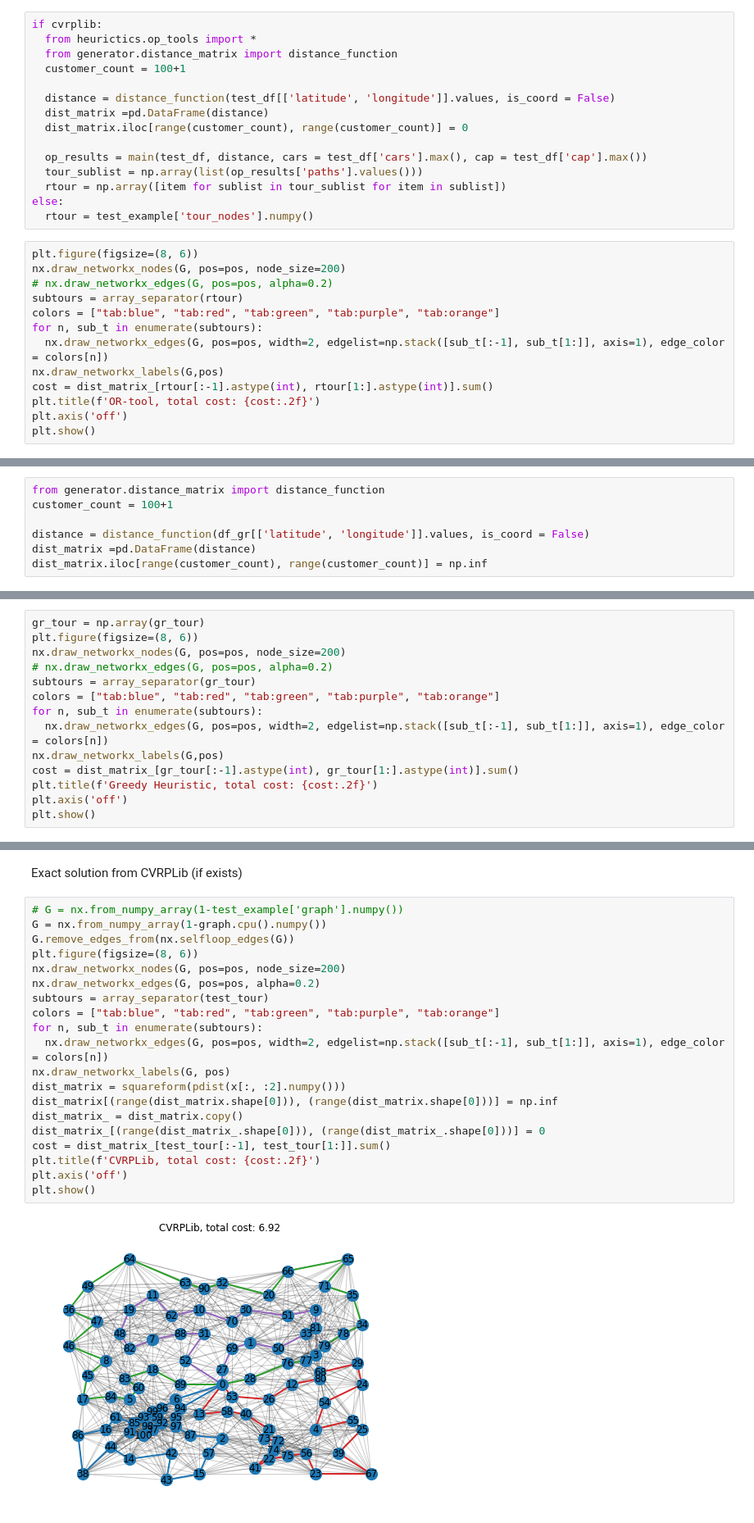
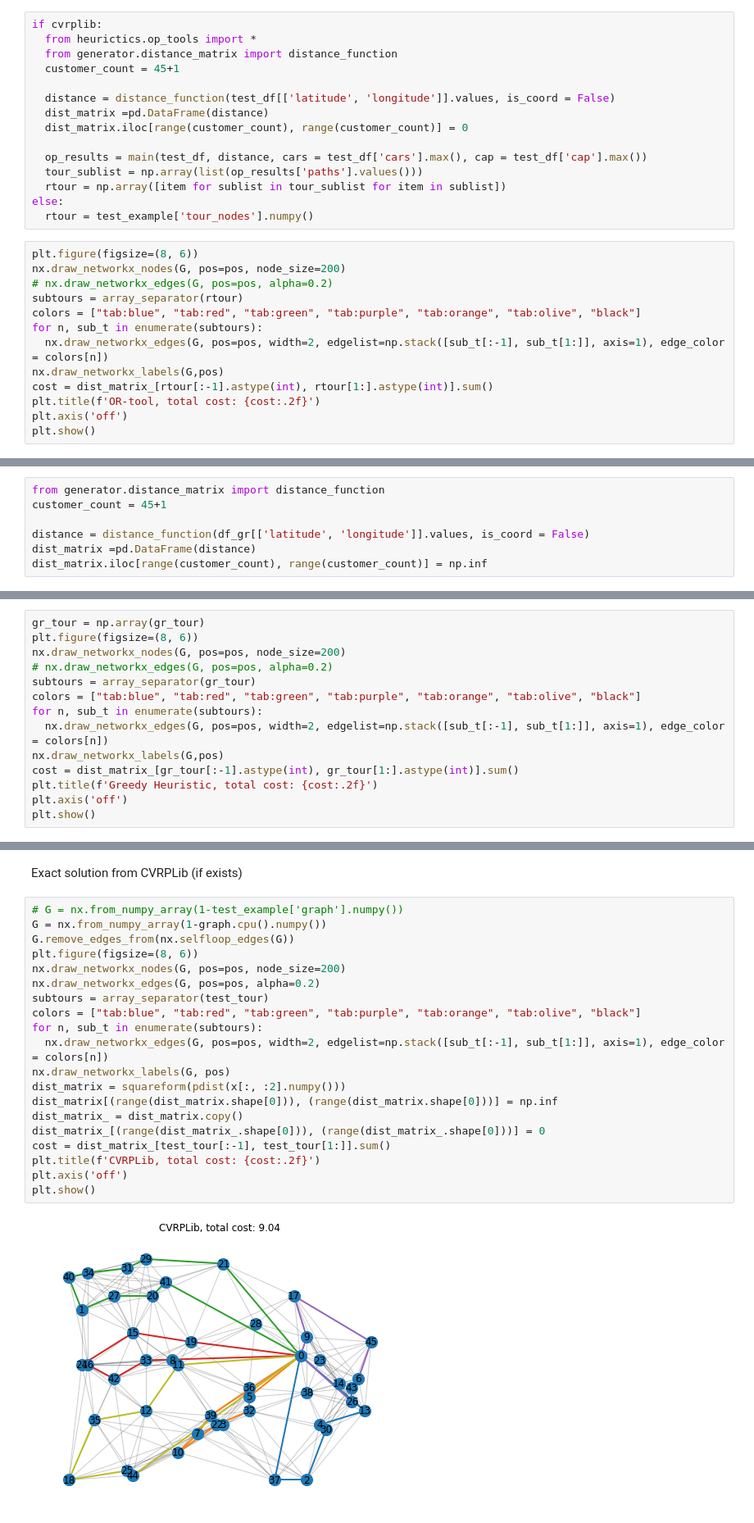
Before and after one commit to saveliybabin/VRP-solver, a Jupyter notebook: net.ipynb, the cells around one changed output, grey strips where cells are left out. Shown at 82% size. Cells and saved outputs as stored; diff of their text form.

```diff
--- a/net.ipynb
+++ b/net.ipynb
@@ -356,7 +359,7 @@ OR-Tools
 if cvrplib:
   from heurictics.op_tools import *
   from generator.distance_matrix import distance_function
-  customer_count = 100+1
+  customer_count = 45+1
 
   distance = distance_function(test_df[['latitude', 'longitude']].values, is_coord = False)
   dist_matrix =pd.DataFrame(distance)
@@ -372,7 +375,7 @@ plt.figure(figsize=(8, 6))
 nx.draw_networkx_nodes(G, pos=pos, node_size=200)
 # nx.draw_networkx_edges(G, pos=pos, alpha=0.2)
 subtours = array_separator(rtour)
-colors = ["tab:blue", "tab:red", "tab:green", "tab:purple", "tab:orange"]
+colors = ["tab:blue", "tab:red", "tab:green", "tab:purple", "tab:orange", "tab:olive", "black"]
 for n, sub_t in enumerate(subtours):
   nx.draw_networkx_edges(G, pos=pos, width=2, edgelist=np.stack([sub_t[:-1], sub_t[1:]], axis=1), edge_color = colors[n])
 nx.draw_networkx_labels(G,pos)
@@ -413,7 +416,7 @@ else:
   df_gr = test_df.copy()
 # %%
 from generator.distance_matrix import distance_function
-customer_count = 100+1
+customer_count = 45+1
 
 distance = distance_function(df_gr[['latitude', 'longitude']].values, is_coord = False)
 dist_matrix =pd.DataFrame(distance)
@@ -433,7 +436,7 @@ plt.figure(figsize=(8, 6))
 nx.draw_networkx_nodes(G, pos=pos, node_size=200)
 # nx.draw_networkx_edges(G, pos=pos, alpha=0.2)
 subtours = array_separator(gr_tour)
-colors = ["tab:blue", "tab:red", "tab:green", "tab:purple", "tab:orange"]
+colors = ["tab:blue", "tab:red", "tab:green", "tab:purple", "tab:orange", "tab:olive", "black"]
 for n, sub_t in enumerate(subtours):
   nx.draw_networkx_edges(G, pos=pos, width=2, edgelist=np.stack([sub_t[:-1], sub_t[1:]], axis=1), edge_color = colors[n])
 nx.draw_networkx_labels(G,pos)
@@ -448,25 +451,25 @@ Exact solution from CVRPLib (if exists)
 # %%
 # G = nx.from_numpy_array(1-test_example['graph'].numpy())
 G = nx.from_numpy_array(1-graph.cpu().numpy())
 G.remove_edges_from(nx.selfloop_edges(G))
 plt.figure(figsize=(8, 6))
 nx.draw_networkx_nodes(G, pos=pos, node_size=200)
 nx.draw_networkx_edges(G, pos=pos, alpha=0.2)
 subtours = array_separator(test_tour)
-colors = ["tab:blue", "tab:red", "tab:green", "tab:purple", "tab:orange"]
+colors = ["tab:blue", "tab:red", "tab:green", "tab:purple", "tab:orange", "tab:olive", "black"]
 for n, sub_t in enumerate(subtours):
   nx.draw_networkx_edges(G, pos=pos, width=2, edgelist=np.stack([sub_t[:-1], sub_t[1:]], axis=1), edge_color = colors[n])
 nx.draw_networkx_labels(G, pos)
 dist_matrix = squareform(pdist(x[:, :2].numpy()))
 dist_matrix[(range(dist_matrix.shape[0])), (range(dist_matrix.shape[0]))] = np.inf
 dist_matrix_ = dist_matrix.copy()
 dist_matrix_[(range(dist_matrix_.shape[0])), (range(dist_matrix_.shape[0]))] = 0
 cost = dist_matrix_[test_tour[:-1], test_tour[1:]].sum()
 plt.title(f'CVRPLib, total cost: {cost:.2f}')
 plt.axis('off')
 plt.show()
 # %% [output]
-[figure, old version]
+[figure, new version]
 # %%
 if cvrplib:
   temp = {i: 0 for i in range(test_df['cars'].max())}
```
Also changed, not shown: parts of 15 cells of this notebook.
